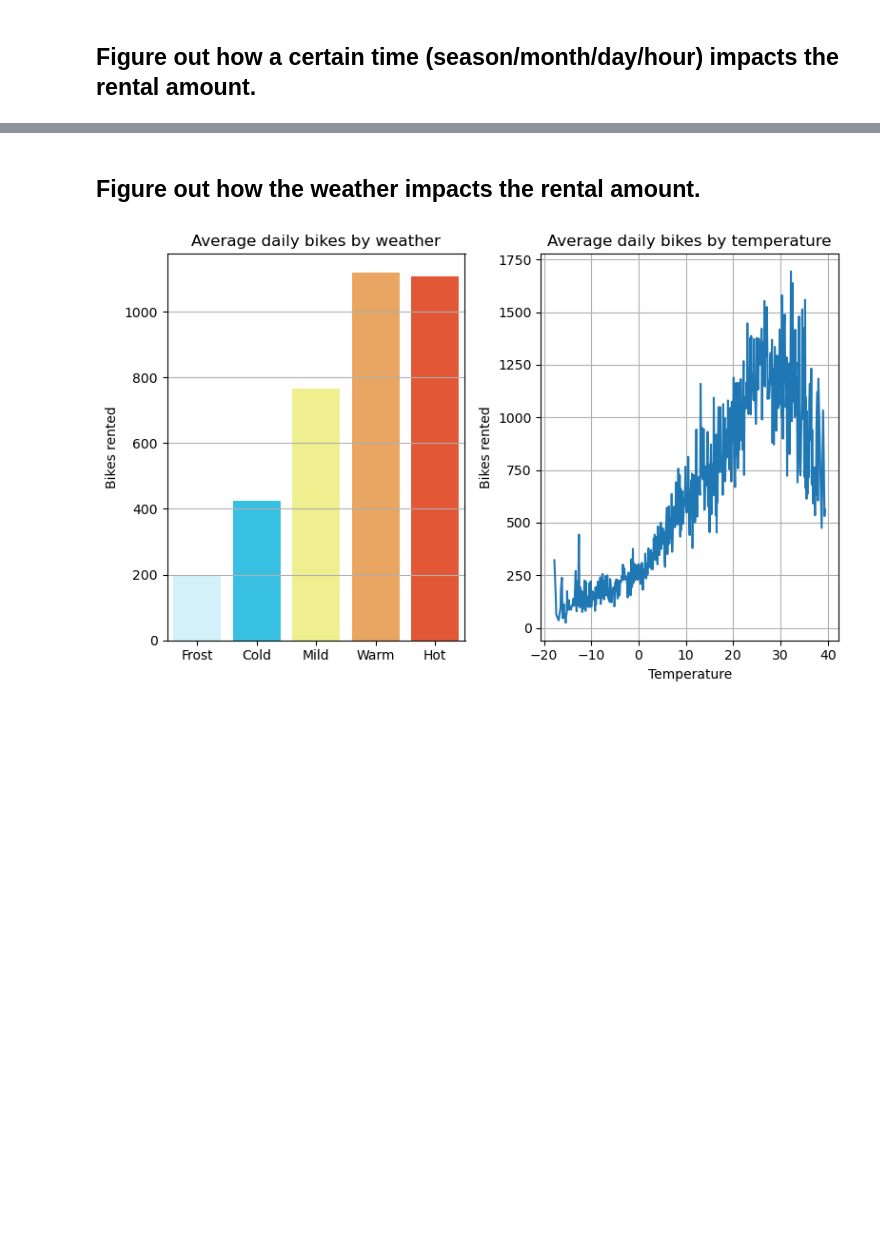
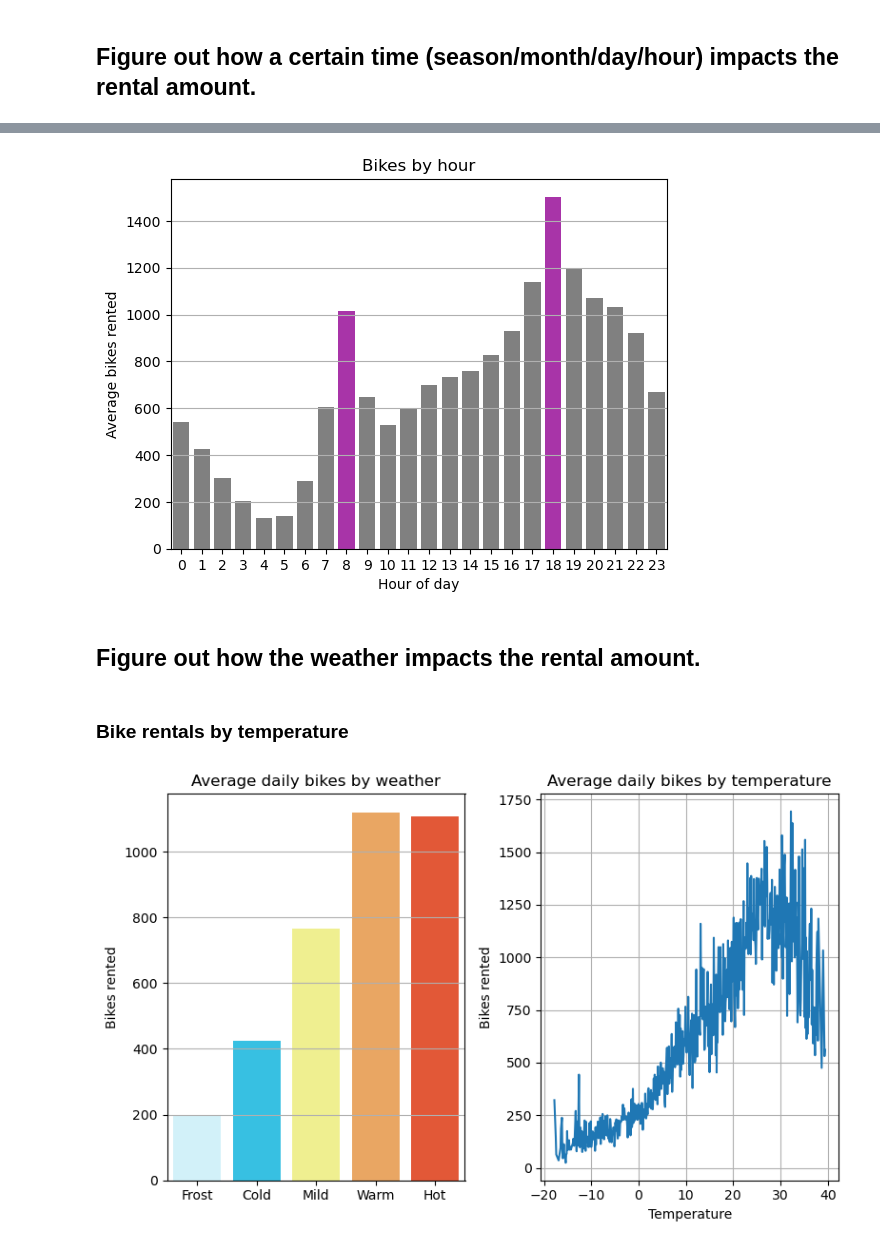
Before and after one commit to lukwies/Bikerentals-in-Seoul, a Jupyter notebook: notebooks/exploration.ipynb, the cells around one changed output, grey strips where cells are left out. Saved outputs shown, nothing was run; the diff lists cells and outputs as text; code cells hidden in the pictures; blank space fills up the shorter version.

```diff
--- a/notebooks/exploration.ipynb
+++ b/notebooks/exploration.ipynb
@@ -281,2 +305,15 @@ plt.show()
+# %%
+plot_df = df.groupby('hour').agg({'rented_bike_count':'mean'}).reset_index()
+
+ax = sns.barplot(data=plot_df, x='hour', y='rented_bike_count', color='grey')
+ax.set(ylabel='Average bikes rented', xlabel='Hour of day', title='Bikes by hour')
+ax.grid(axis='y')
+
+ax.patches[8].set_facecolor('#a834a8')
+ax.patches[18].set_facecolor('#a834a8')
+
+plt.show()
+# %% [output]
+[figure, added]
 # %% [markdown]
 ## Figure out how the weather impacts the rental amount.
@@ -285,0 +320,2 @@ temptype_color = ['#ccf5ff', '#1ad1ff', '#ffff80', '#ffa64d', '#ff471a']
+# %% [markdown]
+### Bike rentals by temperature
```
Also changed, not shown: parts of 43 cells of this notebook.
